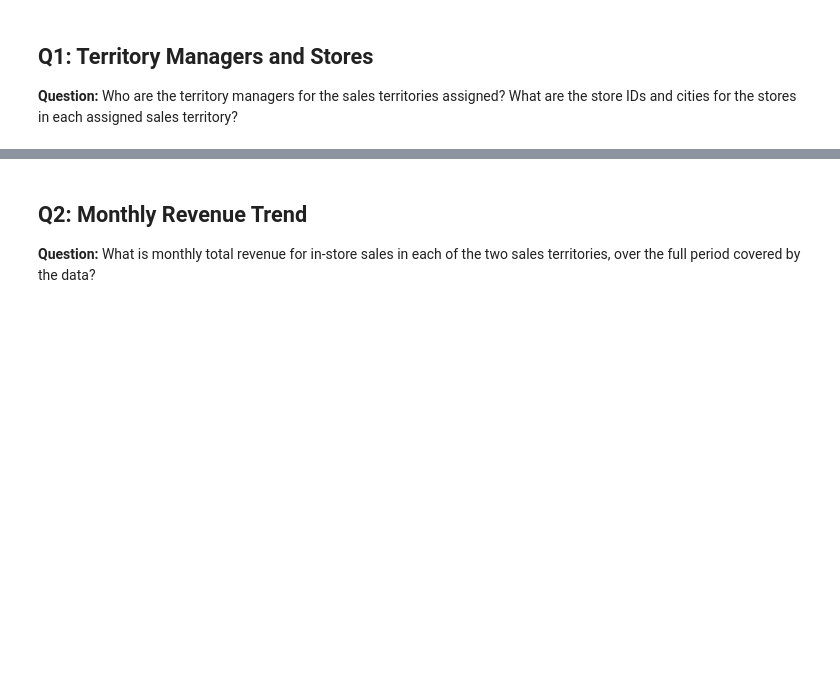
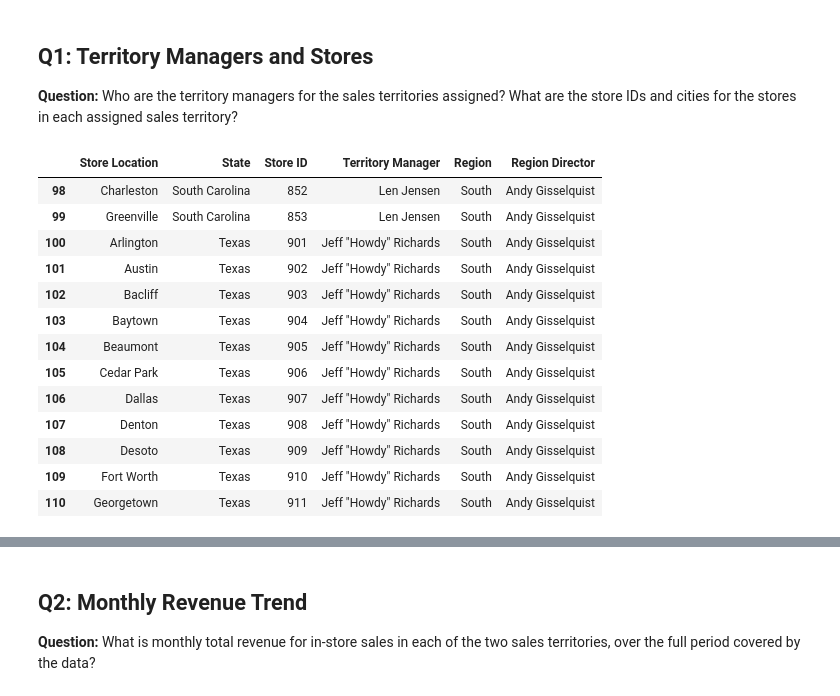
Before and after one commit to iSwaidy/Capstone_2, a Jupyter notebook: Ramirez_sales_analysis.ipynb, the cells around one changed output, grey strips where cells are left out. Drawn from its saved outputs; the diff is of its cells as text; code cells hidden in the pictures; blank space fills up the shorter version.

```diff
--- a/Ramirez_sales_analysis.ipynb
+++ b/Ramirez_sales_analysis.ipynb
@@ -99,3 +103,21 @@ memory usage: 28.6+ KB
 # %% [markdown]
 ## Q1: Territory Managers and Stores
 **Question:** Who are the territory managers for the sales territories assigned? What are the store IDs and cities for the stores in each assigned sales territory?
+# %%
+my_stores = stores[stores['State'].isin(['South Carolina', 'Texas'])]
+my_stores
+# %% [output]
+|  | Store Location | State | Store ID | Territory Manager | Region | Region Director |
+| 98 | Charleston | South Carolina | 852 | Len Jensen | South | Andy Gisselquist |
+| 99 | Greenville | South Carolina | 853 | Len Jensen | South | Andy Gisselquist |
+| 100 | Arlington | Texas | 901 | Jeff "Howdy" Richards | South | Andy Gisselquist |
+| 101 | Austin | Texas | 902 | Jeff "Howdy" Richards | South | Andy Gisselquist |
+| 102 | Bacliff | Texas | 903 | Jeff "Howdy" Richards | South | Andy Gisselquist |
+| 103 | Baytown | Texas | 904 | Jeff "Howdy" Richards | South | Andy Gisselquist |
+| 104 | Beaumont | Texas | 905 | Jeff "Howdy" Richards | South | Andy Gisselquist |
+| 105 | Cedar Park | Texas | 906 | Jeff "Howdy" Richards | South | Andy Gisselquist |
+| 106 | Dallas | Texas | 907 | Jeff "Howdy" Richards | South | Andy Gisselquist |
+| 107 | Denton | Texas | 908 | Jeff "Howdy" Richards | South | Andy Gisselquist |
+| 108 | Desoto | Texas | 909 | Jeff "Howdy" Richards | South | Andy Gisselquist |
+| 109 | Fort Worth | Texas | 910 | Jeff "Howdy" Richards | South | Andy Gisselquist |
+| 110 | Georgetown | Texas | 911 | Jeff "Howdy" Richards | South | Andy Gisselquist |
```
Also changed, not shown: parts of 28 cells of this notebook.
